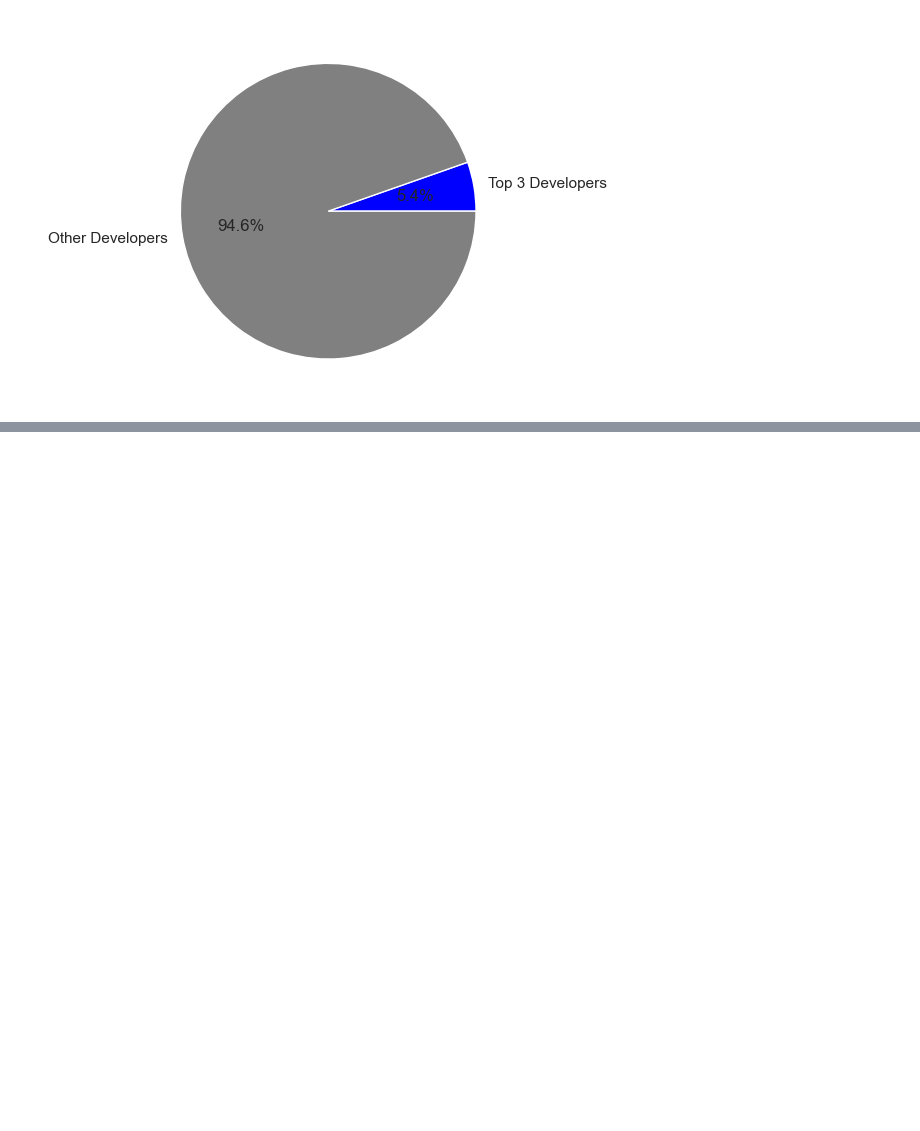
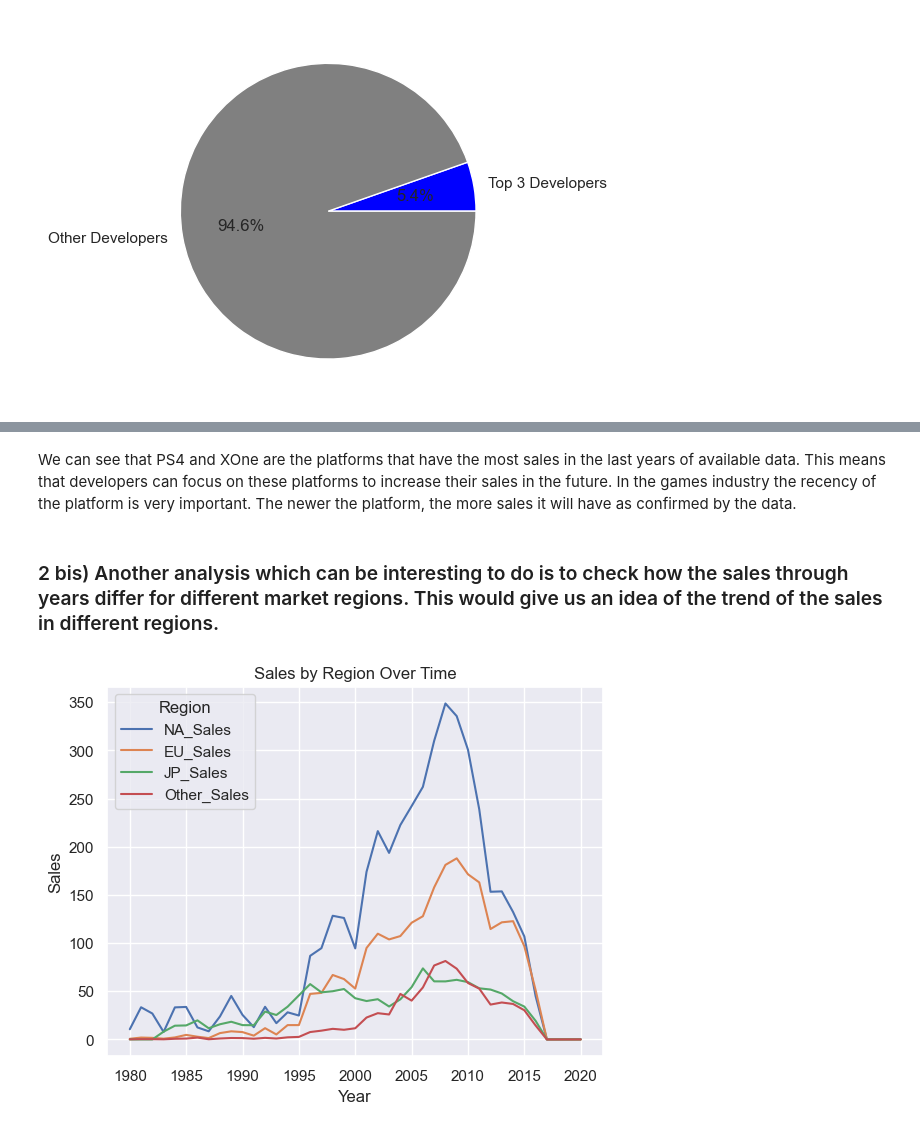
Before and after one commit to riccardopossier/Videogame_dataset, a Jupyter notebook: RiccardoPossieri_DPrepHDip_CA1.ipynb, the cells around one changed output, grey strips where cells are left out. Saved outputs shown, nothing was run; the diff lists cells and outputs as text; code cells hidden in the pictures; blank space fills up the shorter version.

```diff
--- a/RiccardoPossieri_DPrepHDip_CA1.ipynb
+++ b/RiccardoPossieri_DPrepHDip_CA1.ipynb
@@ -336,0 +353,15 @@ plt.pie(dev_perc, labels=dev_labels, autopct='%1.1f%%', colors=['blue', 'grey'])
+# %% [markdown]
+We can see that PS4 and XOne are the platforms that have the most sales in the last years of available data. This means that developers can focus on these platforms to increase their sales in the future. In the games industry the recency of the platform is very important. The newer the platform, the more sales it will have as confirmed by the data.
+# %% [markdown]
+### 2 bis) Another analysis which can be interesting to do is to check how the sales through years differ for different market regions. This would give us an idea of the trend of the sales in different regions.
+# %%
+# plot for each year NA_Sales EU_Sales JP_Sales and Other_Sales
+df_sales = df.groupby('Year_of_Release')[['NA_Sales', 'EU_Sales', 'JP_Sales', 'Other_Sales']].sum().reset_index()
+df_sales = df_sales.melt(id_vars='Year_of_Release', var_name='Region', value_name='Sales')
+sns.lineplot(x='Year_of_Release', y='Sales', hue='Region', data=df_sales)
+plt.title('Sales by Region Over Time')
+plt.xlabel('Year')
+plt.ylabel('Sales')
+plt.show()
+# %% [output]
+[figure, added]
```
Also changed, not shown: parts of 4 cells of this notebook.
